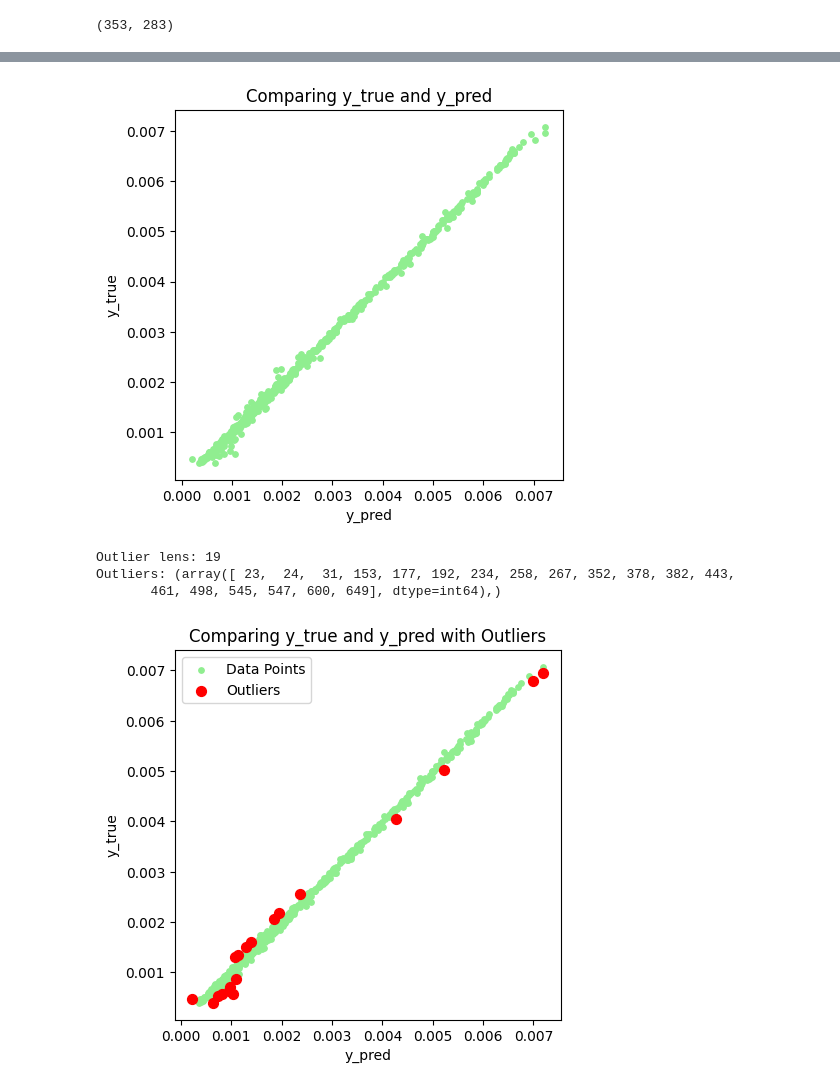
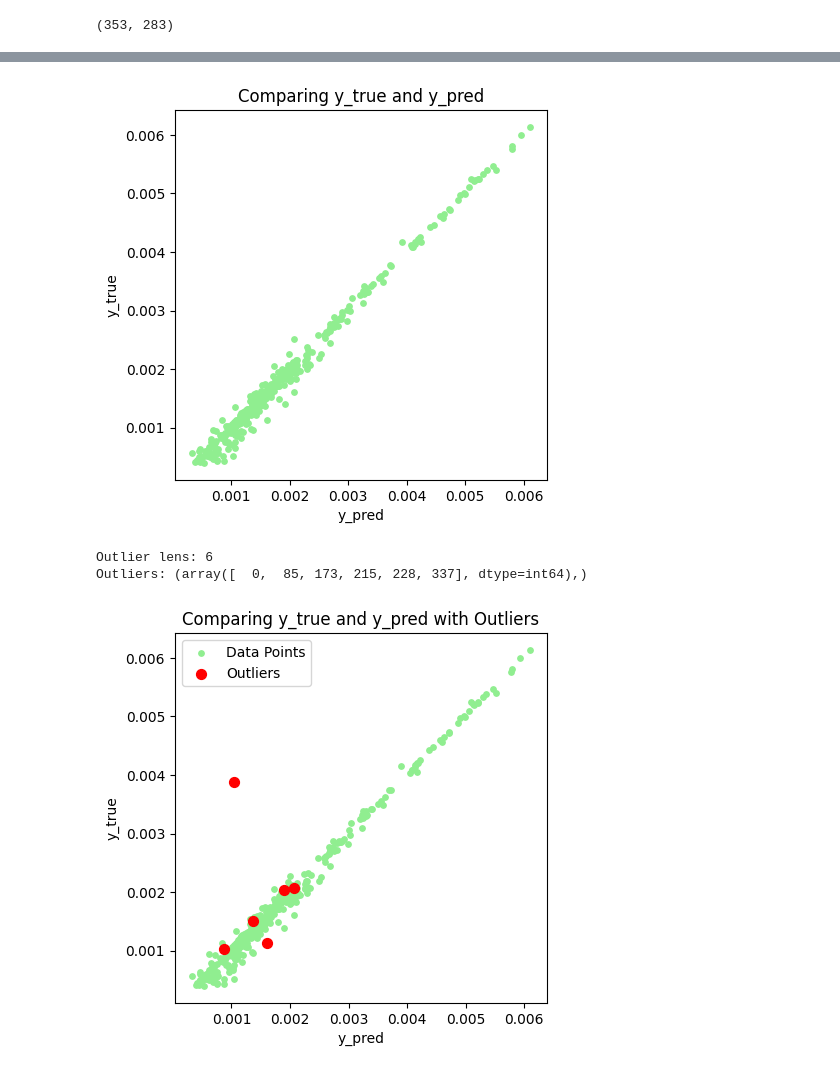
Before and after one commit to mmletgo/NeurIPS_2024, a Jupyter notebook: predict_new.ipynb, the cells around one changed output, grey strips where cells are left out. Cells and saved outputs as stored; diff of their text form; code cells hidden in the pictures.

```diff
--- a/predict_new.ipynb
+++ b/predict_new.ipynb
@@ -40,6 +41,38 @@ indices = np.random.choice(full_predictions_spectra_test.shape[0],
+# %%
+from sklearn.cluster import KMeans
+
+flattened_labels = targets.reshape(673, -1)
+
+# 使用 K-means 聚类
+n_clusters = 10  # 你可以根据需要调整聚类数量
+kmeans = KMeans(n_clusters=n_clusters, random_state=42).fit(flattened_labels)
+cluster_labels = kmeans.labels_
+# %%
+np.random.seed(21)
+# 从每个聚类中随机抽取样本
+sampled_indices = []
+samples_per_cluster = 320 // n_clusters  # 每个聚类中抽取的样本数量
+for cluster in np.unique(cluster_labels):
+    cluster_indices = np.where(cluster_labels == cluster)[0]
+    if len(cluster_indices) >= samples_per_cluster:
+        sampled_indices.extend(
+            np.random.choice(cluster_indices,
+                             samples_per_cluster,
+                             replace=False))
+    else:
+        sampled_indices.extend(cluster_indices)  # 如果样本数量不足，全部选取
+
+# 如果总样本数量不足 320，补充剩余的样本
+if len(sampled_indices) < 320:
+    remaining_indices = np.setdiff1d(
+        np.arange(full_predictions_spectra_test.shape[0]), sampled_indices)
+    additional_samples = np.random.choice(remaining_indices,
+                                          320 - len(sampled_indices),
+                                          replace=False)
+    sampled_indices.extend(additional_samples)
 # %%
 mask = np.ones(full_predictions_spectra_test.shape[0], dtype=bool)
-mask[indices] = False
+mask[sampled_indices] = False
 predictions_spectra_test = full_predictions_spectra_test[mask]
 # %%
 predictions_spectra_test.shape
@@ -134,21 +161,21 @@ print(f"# Estimated competition score: {gll_score:.3f}")
 import matplotlib.pyplot as plt
 
 col = 1
-plt.scatter(all_predictions[:, col], targets[:, col], s=15, c='lightgreen')
+plt.scatter(all_predictions[:, col], targets[mask, col], s=15, c='lightgreen')
 plt.gca().set_aspect('equal')
 plt.xlabel('y_pred')
 plt.ylabel('y_true')
 plt.title('Comparing y_true and y_pred')
 plt.show()
 # %% [output]
-[figure, old version]
+[figure, new version]
 # %%
 import numpy as np
 from scipy import stats
 
 col = 3
 # 假设 predict_targets 和 targets 是 numpy 数组
-errors = np.abs(all_predictions[:, col] - targets[:, col])
+errors = np.abs(all_predictions[:, col] - targets[mask, col])
 z_scores = np.abs(stats.zscore(errors))
 
 # 设置 Z-score 阈值，通常为 3
@@ -159,30 +186,29 @@ outliers = np.where(z_scores > threshold)
 print("Outlier lens:", len(outliers[0]))
 print("Outliers:", outliers)
 # %% [output]
-Outlier lens: 19
-Outliers: (array([ 23,  24,  31, 153, 177, 192, 234, 258, 267, 352, 378, 382, 443,
-       461, 498, 545, 547, 600, 649], dtype=int64),)
+Outlier lens: 6
+Outliers: (array([  0,  85, 173, 215, 228, 337], dtype=int64),)
 # %%
 import matplotlib.pyplot as plt
 
 plt.scatter(all_predictions[:, col],
-            targets[:, col],
+            targets[mask, col],
             s=15,
             c='lightgreen',
             label='Data Points')
 plt.scatter(all_predictions[outliers[0], col],
             targets[outliers[0], col],
             s=50,
             c='red',
             label='Outliers')
 plt.gca().set_aspect('equal')
 plt.xlabel('y_pred')
 plt.ylabel('y_true')
 plt.title('Comparing y_true and y_pred with Outliers')
 plt.legend()
 plt.show()
 # %% [output]
-[figure, old version]
+[figure, new version]
 # %%
 import numpy as np
 from scipy import stats
```
Also changed, not shown: parts of 12 cells of this notebook, 2 other files.
